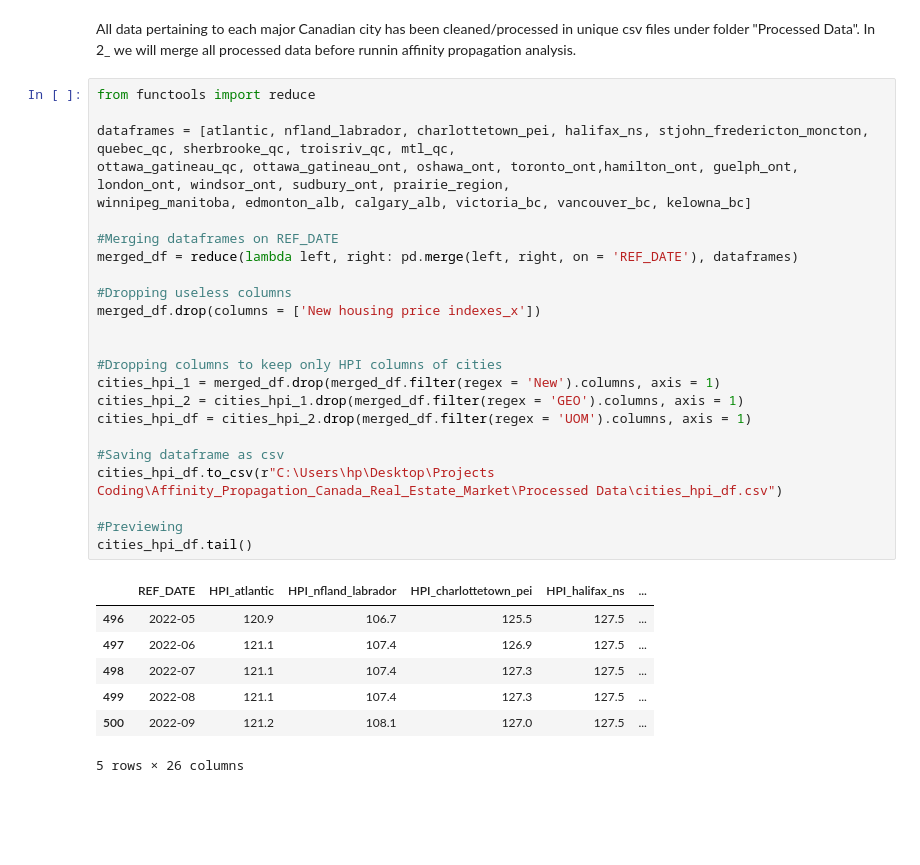
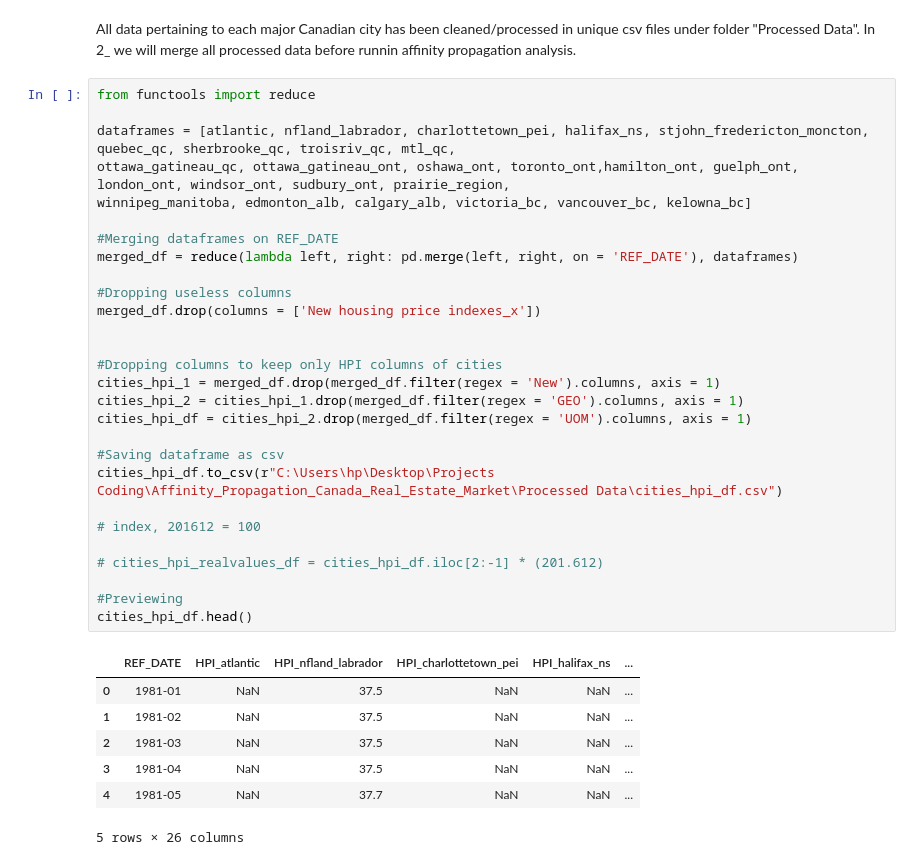
Before and after one commit to HoussamZak/Affinity_Propagation_and_Correlation_Analysis_Canada_Real_Estate, a Jupyter notebook: 1_Data_Processing.ipynb, the cells around one changed output. Saved outputs shown, nothing was run; the diff lists cells and outputs as text; blank space fills up the shorter version.

```diff
--- a/1_Data_Processing.ipynb
+++ b/1_Data_Processing.ipynb
@@ -876,32 +878,36 @@ In 2_ we will merge all processed data before runnin affinity propagation analys
 # %%
 from functools import reduce
 
 dataframes = [atlantic, nfland_labrador, charlottetown_pei, halifax_ns, stjohn_fredericton_moncton, quebec_qc, sherbrooke_qc, troisriv_qc, mtl_qc,
 ottawa_gatineau_qc, ottawa_gatineau_ont, oshawa_ont, toronto_ont,hamilton_ont, guelph_ont, london_ont, windsor_ont, sudbury_ont, prairie_region,
 winnipeg_manitoba, edmonton_alb, calgary_alb, victoria_bc, vancouver_bc, kelowna_bc]
 
 #Merging dataframes on REF_DATE
 merged_df = reduce(lambda left, right: pd.merge(left, right, on = 'REF_DATE'), dataframes)
 
 #Dropping useless columns
 merged_df.drop(columns = ['New housing price indexes_x'])
 
 
 #Dropping columns to keep only HPI columns of cities
 cities_hpi_1 = merged_df.drop(merged_df.filter(regex = 'New').columns, axis = 1)
 cities_hpi_2 = cities_hpi_1.drop(merged_df.filter(regex = 'GEO').columns, axis = 1)
 cities_hpi_df = cities_hpi_2.drop(merged_df.filter(regex = 'UOM').columns, axis = 1)
 
 #Saving dataframe as csv
 cities_hpi_df.to_csv(r"C:\Users\hp\Desktop\Projects Coding\Affinity_Propagation_Canada_Real_Estate_Market\Processed Data\cities_hpi_df.csv")
 
+# index, 201612 = 100
+
+# cities_hpi_realvalues_df = cities_hpi_df.iloc[2:-1] * (201.612)
+
 #Previewing
-cities_hpi_df.tail()
+cities_hpi_df.head()
 # %% [output]
 |  | REF_DATE | HPI_atlantic | HPI_nfland_labrador | HPI_charlottetown_pei | HPI_halifax_ns | ... |
-| 496 | 2022-05 | 120.9 | 106.7 | 125.5 | 127.5 | ... |
-| 497 | 2022-06 | 121.1 | 107.4 | 126.9 | 127.5 | ... |
-| 498 | 2022-07 | 121.1 | 107.4 | 127.3 | 127.5 | ... |
-| 499 | 2022-08 | 121.1 | 107.4 | 127.3 | 127.5 | ... |
-| 500 | 2022-09 | 121.2 | 108.1 | 127.0 | 127.5 | ... |
+| 0 | 1981-01 | NaN | 37.5 | NaN | NaN | ... |
+| 1 | 1981-02 | NaN | 37.5 | NaN | NaN | ... |
+| 2 | 1981-03 | NaN | 37.5 | NaN | NaN | ... |
+| 3 | 1981-04 | NaN | 37.5 | NaN | NaN | ... |
+| 4 | 1981-05 | NaN | 37.7 | NaN | NaN | ... |
 5 rows × 26 columns
```
Also changed, not shown: parts of 1 cell of this notebook, 2 other files.
